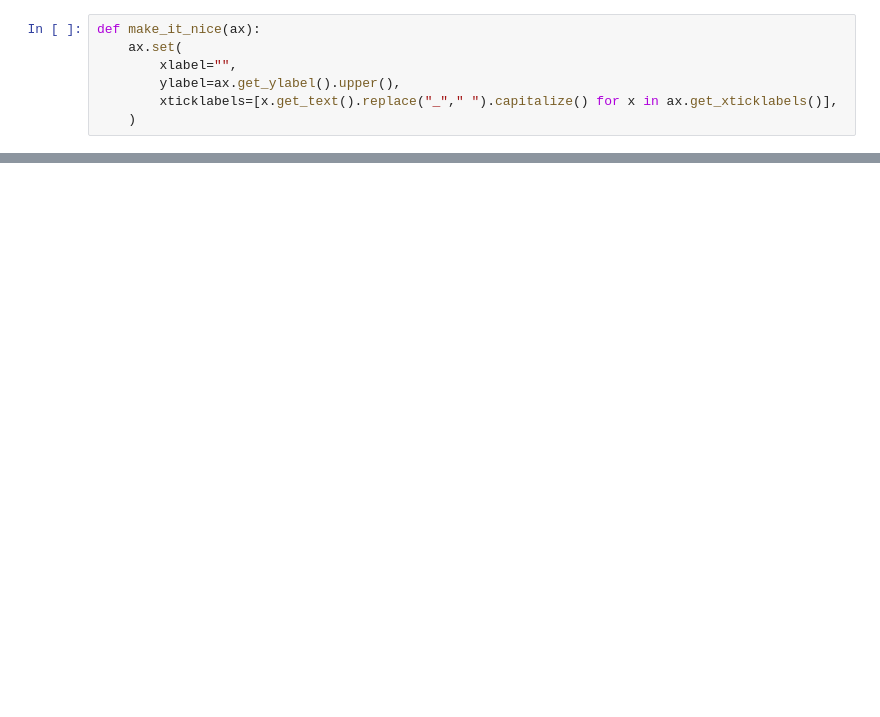
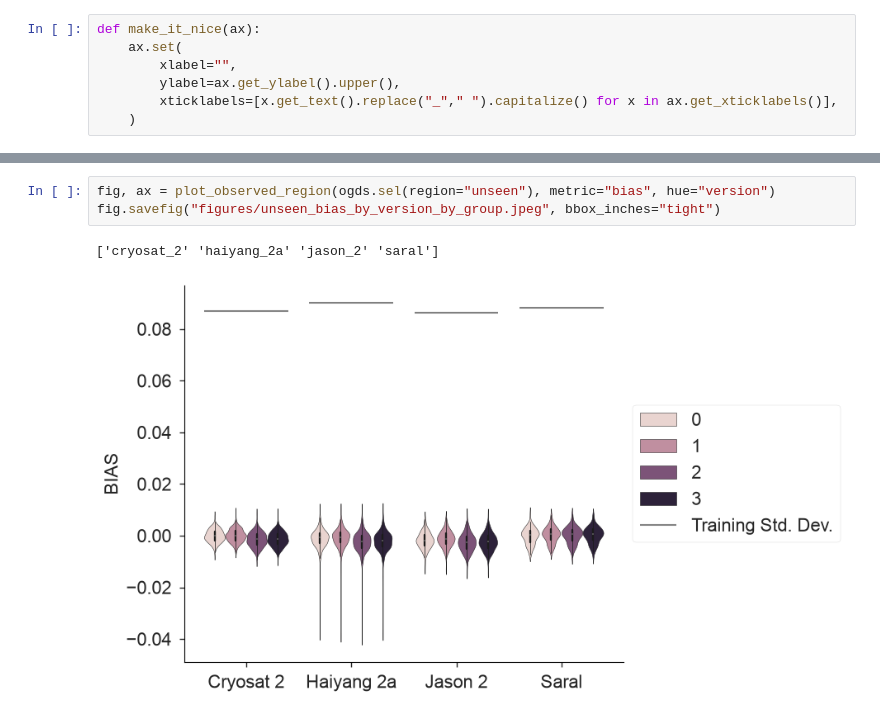
Before and after one commit to timothyas/nese, a Jupyter notebook: experimental/local-sla-16yr/plot_metrics.ipynb, the cells around one changed output, grey strips where cells are left out. Saved outputs shown, nothing was run; the diff lists cells and outputs as text; blank space fills up the shorter version.

```diff
--- a/experimental/local-sla-16yr/plot_metrics.ipynb
+++ b/experimental/local-sla-16yr/plot_metrics.ipynb
@@ -253,0 +249,6 @@ make_it_nice(ax)
+# %%
+fig, ax = plot_observed_region(ogds.sel(region="unseen"), metric="bias", hue="version")
+fig.savefig("figures/unseen_bias_by_version_by_group.jpeg", bbox_inches="tight")
+# %% [output]
+['cryosat_2' 'haiyang_2a' 'jason_2' 'saral']
+[figure, added]
```
Also changed, not shown: parts of 15 cells of this notebook, 2 other files.
